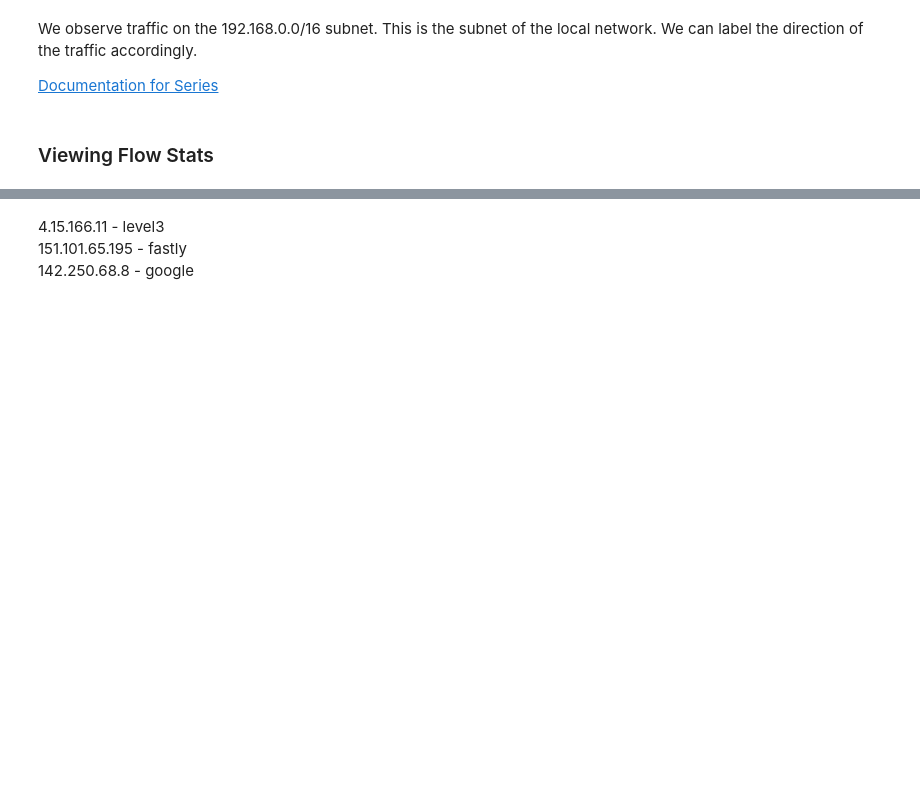
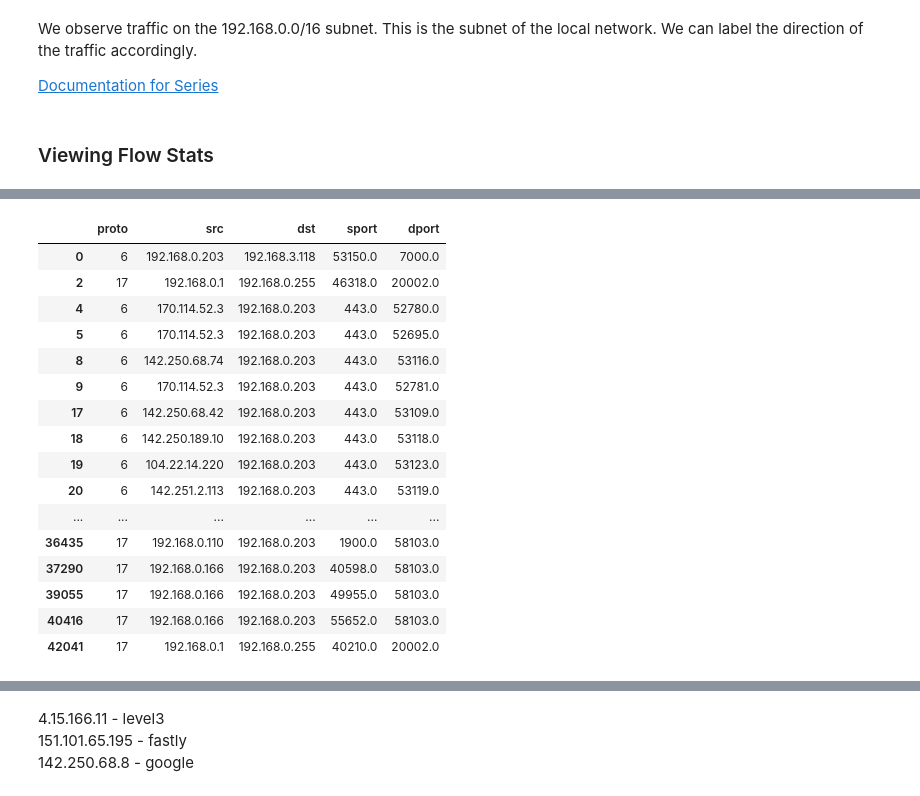
Before and after one commit to andrew200356/cs190n, a Jupyter notebook: discussions/week3/analyzing_speed_test.ipynb, the cells around one changed output, grey strips where cells are left out. Cells and saved outputs as stored; diff of their text form; code cells hidden in the pictures; blank space fills up the shorter version.

```diff
--- a/discussions/week3/analyzing_speed_test.ipynb
+++ b/discussions/week3/analyzing_speed_test.ipynb
@@ -59,3 +115,21 @@ We observe traffic on the 192.168.0.0/16 subnet. This is the subnet of the local
 # %%
-# Look at the proto, src, dst, sport, and dport columns of inbound traffic
+inbound_traffic[['proto','src','dst','sport','dport']].drop_duplicates()
+# %% [output]
+|  | proto | src | dst | sport | dport |
+| 0 | 6 | 192.168.0.203 | 192.168.3.118 | 53150.0 | 7000.0 |
+| 2 | 17 | 192.168.0.1 | 192.168.0.255 | 46318.0 | 20002.0 |
+| 4 | 6 | 170.114.52.3 | 192.168.0.203 | 443.0 | 52780.0 |
+| 5 | 6 | 170.114.52.3 | 192.168.0.203 | 443.0 | 52695.0 |
+| 8 | 6 | 142.250.68.74 | 192.168.0.203 | 443.0 | 53116.0 |
+| 9 | 6 | 170.114.52.3 | 192.168.0.203 | 443.0 | 52781.0 |
+| 17 | 6 | 142.250.68.42 | 192.168.0.203 | 443.0 | 53109.0 |
+| 18 | 6 | 142.250.189.10 | 192.168.0.203 | 443.0 | 53118.0 |
+| 19 | 6 | 104.22.14.220 | 192.168.0.203 | 443.0 | 53123.0 |
+| 20 | 6 | 142.251.2.113 | 192.168.0.203 | 443.0 | 53119.0 |
+| ... | ... | ... | ... | ... | ... |
+| 36435 | 17 | 192.168.0.110 | 192.168.0.203 | 1900.0 | 58103.0 |
+| 37290 | 17 | 192.168.0.166 | 192.168.0.203 | 40598.0 | 58103.0 |
+| 39055 | 17 | 192.168.0.166 | 192.168.0.203 | 49955.0 | 58103.0 |
+| 40416 | 17 | 192.168.0.166 | 192.168.0.203 | 55652.0 | 58103.0 |
+| 42041 | 17 | 192.168.0.1 | 192.168.0.255 | 40210.0 | 20002.0 |
 # %%
```
Also changed, not shown: parts of 24 cells of this notebook, 2 other files.
